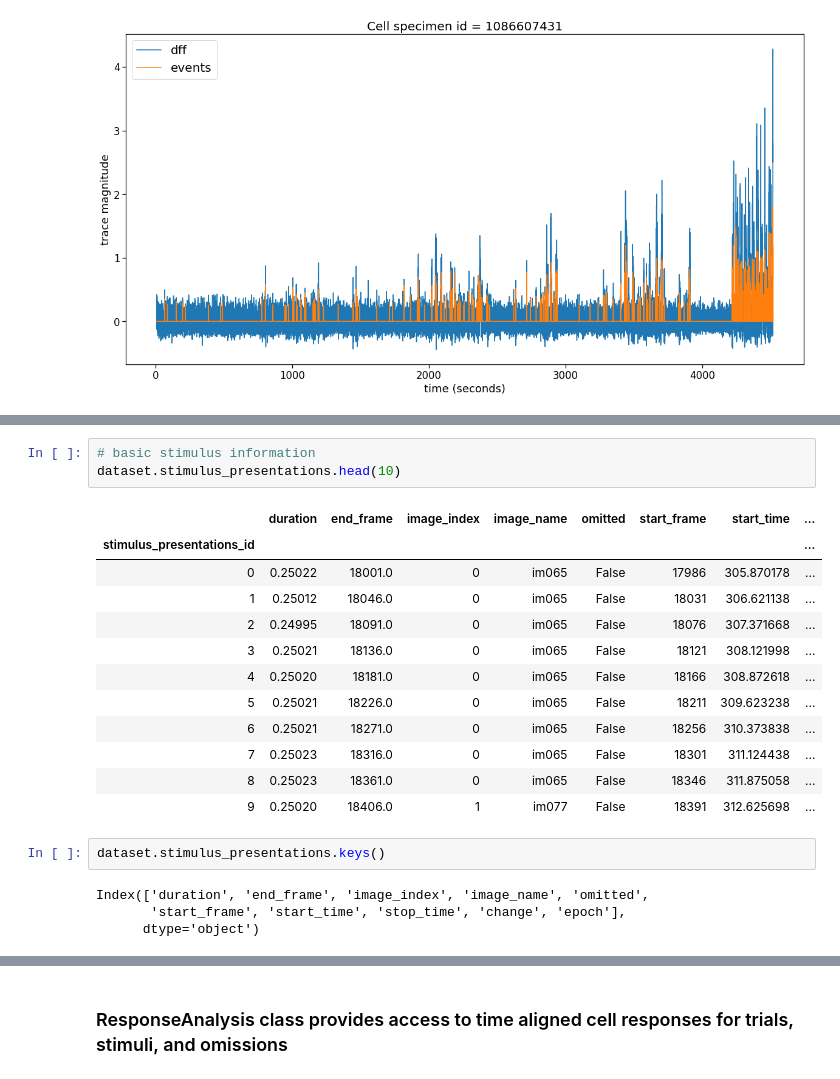
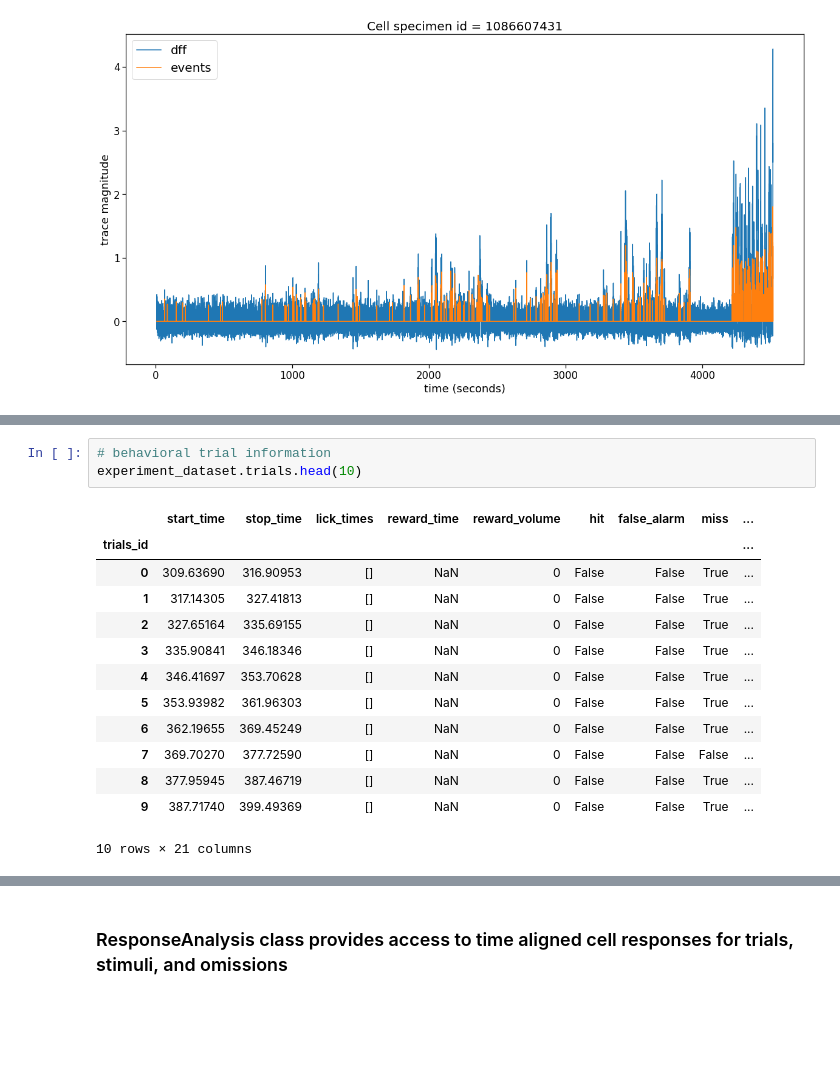
Before and after one commit to AllenInstitute/visual_behavior_analysis, a Jupyter notebook: notebooks/22.03.2021_load_ophys_data_example.ipynb, the cells around one changed output, grey strips where cells are left out. Saved outputs shown, nothing was run; the diff lists cells and outputs as text; blank space fills up the shorter version.

```diff
--- a/notebooks/22.03.2021_load_ophys_data_example.ipynb
+++ b/notebooks/22.03.2021_load_ophys_data_example.ipynb
@@ -207,22 +257,17 @@ Text(0, 0.5, 'pupil diameter')
 # %%
-# basic stimulus information
-dataset.stimulus_presentations.head(10)
+# behavioral trial information
+experiment_dataset.trials.head(10)
 # %% [output]
-|  | duration | end_frame | image_index | image_name | omitted | start_frame | start_time | ... |
-| stimulus_presentations_id |  |  |  |  |  |  |  | ... |
-| 0 | 0.25022 | 18001.0 | 0 | im065 | False | 17986 | 305.870178 | ... |
-| 1 | 0.25012 | 18046.0 | 0 | im065 | False | 18031 | 306.621138 | ... |
-| 2 | 0.24995 | 18091.0 | 0 | im065 | False | 18076 | 307.371668 | ... |
-| 3 | 0.25021 | 18136.0 | 0 | im065 | False | 18121 | 308.121998 | ... |
-| 4 | 0.25020 | 18181.0 | 0 | im065 | False | 18166 | 308.872618 | ... |
-| 5 | 0.25021 | 18226.0 | 0 | im065 | False | 18211 | 309.623238 | ... |
-| 6 | 0.25021 | 18271.0 | 0 | im065 | False | 18256 | 310.373838 | ... |
-| 7 | 0.25023 | 18316.0 | 0 | im065 | False | 18301 | 311.124438 | ... |
-| 8 | 0.25023 | 18361.0 | 0 | im065 | False | 18346 | 311.875058 | ... |
-| 9 | 0.25020 | 18406.0 | 1 | im077 | False | 18391 | 312.625698 | ... |
+|  | start_time | stop_time | lick_times | reward_time | reward_volume | hit | false_alarm | miss | ... |
+| trials_id |  |  |  |  |  |  |  |  | ... |
+| 0 | 309.63690 | 316.90953 | [] | NaN | 0 | False | False | True | ... |
+| 1 | 317.14305 | 327.41813 | [] | NaN | 0 | False | False | True | ... |
+| 2 | 327.65164 | 335.69155 | [] | NaN | 0 | False | False | True | ... |
+| 3 | 335.90841 | 346.18346 | [] | NaN | 0 | False | False | True | ... |
+| 4 | 346.41697 | 353.70628 | [] | NaN | 0 | False | False | True | ... |
+| 5 | 353.93982 | 361.96303 | [] | NaN | 0 | False | False | True | ... |
+| 6 | 362.19655 | 369.45249 | [] | NaN | 0 | False | False | True | ... |
+| 7 | 369.70270 | 377.72590 | [] | NaN | 0 | False | False | False | ... |
+| 8 | 377.95945 | 387.46719 | [] | NaN | 0 | False | False | True | ... |
+| 9 | 387.71740 | 399.49369 | [] | NaN | 0 | False | False | True | ... |
+10 rows × 21 columns
-# %%
-dataset.stimulus_presentations.keys()
-# %% [output]
-Index(['duration', 'end_frame', 'image_index', 'image_name', 'omitted',
-       'start_frame', 'start_time', 'stop_time', 'change', 'epoch'],
-      dtype='object')
```
Also changed, not shown: parts of 11 cells of this notebook.
